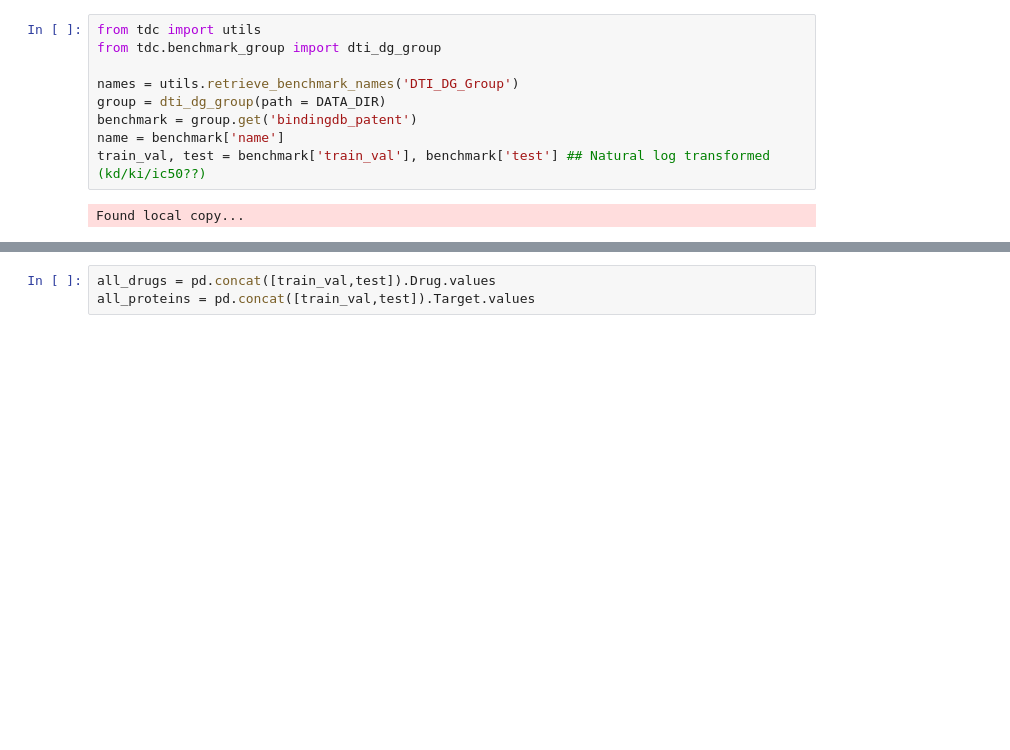
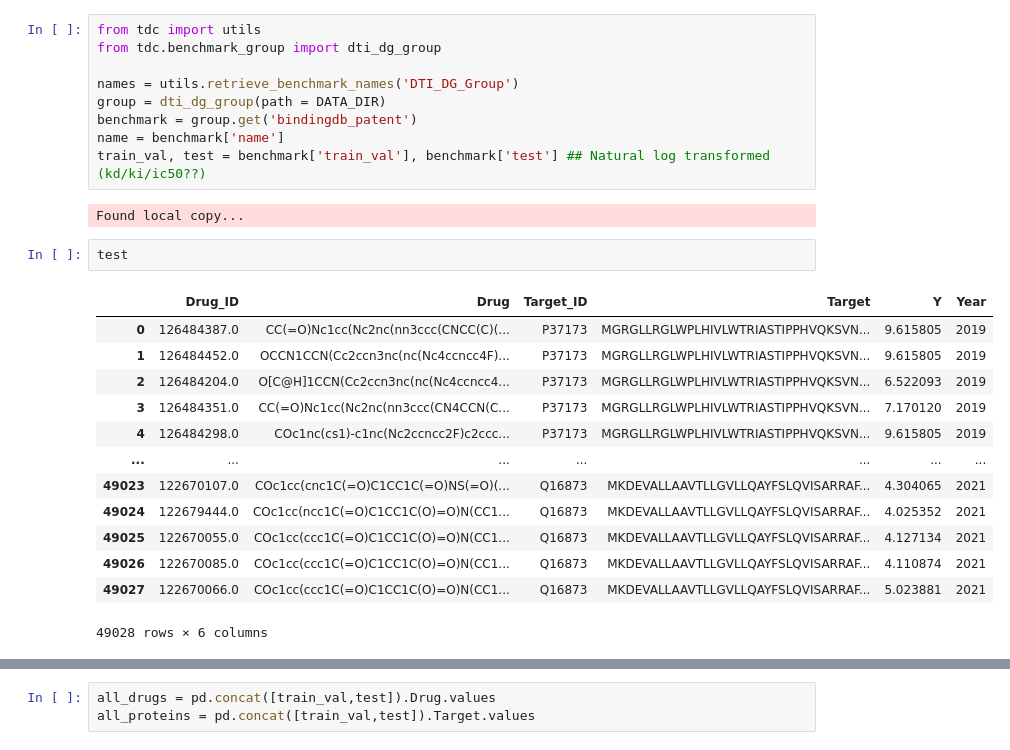
Before and after one commit to samsledje/ConPLex_dev, a Jupyter notebook: nb/TDC Benchmarks.ipynb, the cells around one changed output, grey strips where cells are left out. Drawn from its saved outputs; the diff is of its cells as text; blank space fills up the shorter version.

```diff
--- a/nb/TDC Benchmarks.ipynb
+++ b/nb/TDC Benchmarks.ipynb
@@ -35,3 +35,19 @@ name = benchmark['name']
 train_val, test = benchmark['train_val'], benchmark['test'] ## Natural log transformed (kd/ki/ic50??)
 # %% [output]
 Found local copy...
+# %%
+test
+# %% [output]
+|  | Drug_ID | Drug | Target_ID | Target | Y | Year |
+| 0 | 126484387.0 | CC(=O)Nc1cc(Nc2nc(nn3ccc(CNCC(C)(... | P37173 | MGRGLLRGLWPLHIVLWTRIASTIPPHVQKSVN... | 9.615805 | 2019 |
+| 1 | 126484452.0 | OCCN1CCN(Cc2ccn3nc(nc(Nc4ccncc4F)... | P37173 | MGRGLLRGLWPLHIVLWTRIASTIPPHVQKSVN... | 9.615805 | 2019 |
+| 2 | 126484204.0 | O[C@H]1CCN(Cc2ccn3nc(nc(Nc4ccncc4... | P37173 | MGRGLLRGLWPLHIVLWTRIASTIPPHVQKSVN... | 6.522093 | 2019 |
+| 3 | 126484351.0 | CC(=O)Nc1cc(Nc2nc(nn3ccc(CN4CCN(C... | P37173 | MGRGLLRGLWPLHIVLWTRIASTIPPHVQKSVN... | 7.170120 | 2019 |
+| 4 | 126484298.0 | COc1nc(cs1)-c1nc(Nc2ccncc2F)c2ccc... | P37173 | MGRGLLRGLWPLHIVLWTRIASTIPPHVQKSVN... | 9.615805 | 2019 |
+| ... | ... | ... | ... | ... | ... | ... |
+| 49023 | 122670107.0 | COc1cc(cnc1C(=O)C1CC1C(=O)NS(=O)(... | Q16873 | MKDEVALLAAVTLLGVLLQAYFSLQVISARRAF... | 4.304065 | 2021 |
+| 49024 | 122679444.0 | COc1cc(ncc1C(=O)C1CC1C(O)=O)N(CC1... | Q16873 | MKDEVALLAAVTLLGVLLQAYFSLQVISARRAF... | 4.025352 | 2021 |
+| 49025 | 122670055.0 | COc1cc(ccc1C(=O)C1CC1C(O)=O)N(CC1... | Q16873 | MKDEVALLAAVTLLGVLLQAYFSLQVISARRAF... | 4.127134 | 2021 |
+| 49026 | 122670085.0 | COc1cc(ccc1C(=O)C1CC1C(O)=O)N(CC1... | Q16873 | MKDEVALLAAVTLLGVLLQAYFSLQVISARRAF... | 4.110874 | 2021 |
+| 49027 | 122670066.0 | COc1cc(ccc1C(=O)C1CC1C(O)=O)N(CC1... | Q16873 | MKDEVALLAAVTLLGVLLQAYFSLQVISARRAF... | 5.023881 | 2021 |
+49028 rows × 6 columns
```
Also changed, not shown: parts of 12 cells of this notebook, 15 other files.
